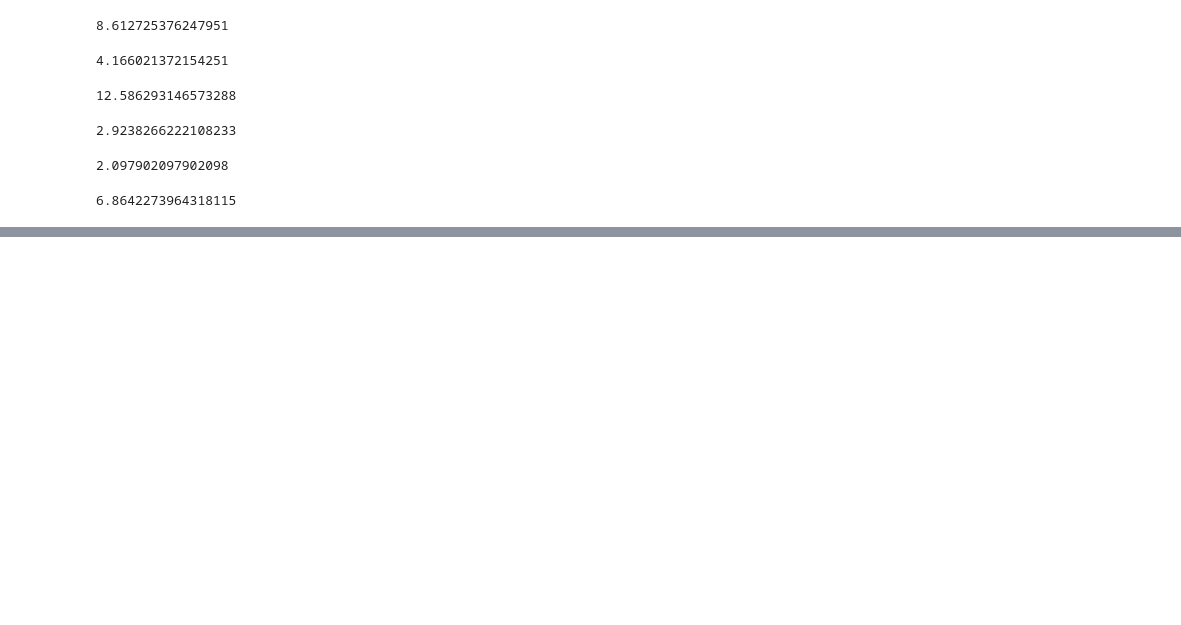
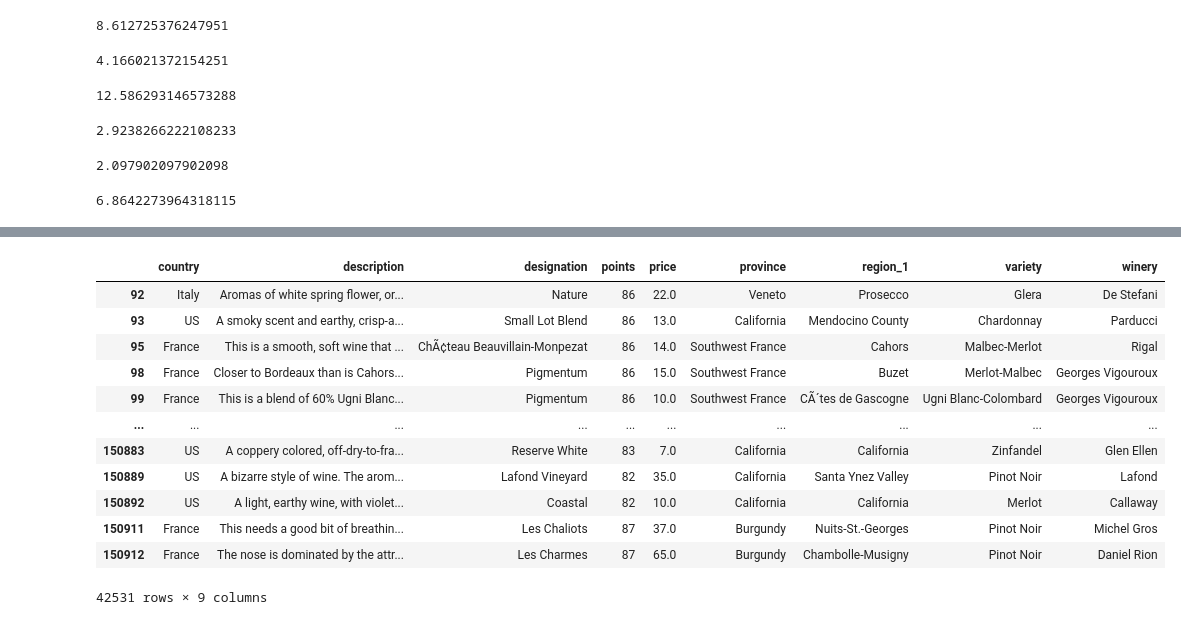
Before and after one commit to cjbeimfohr13/exploratory-data-analysis-wine, a Jupyter notebook: exploratory analysis wine.ipynb, the cells around one changed output, grey strips where cells are left out. Drawn from its saved outputs; the diff is of its cells as text; code cells hidden in the pictures; blank space fills up the shorter version.

```diff
--- a/exploratory analysis wine.ipynb
+++ b/exploratory analysis wine.ipynb
@@ -7,7 +8,7 @@ import numpy as np
 # %%
 #clean data
 wine_dataframe=pd.read_csv("Resources/wine_dataset.csv")
-wine_dataframe_clean=wine_dataframe.drop(["Unnamed: 0","region_2"], axis=1)
+wine_dataframe_clean=wine_dataframe.drop(["Unnamed: 0","region_2", "description"], axis=1)
 wine_dataframe_clean
 # %% [output]
 |  | country | description | designation | points | price | province | region_1 | variety | winery |
@@ -226,0 +252,18 @@ australia_percent
+# %%
+#wines with scores lower than 88 points
+less_than_average=clean_wine_data.loc[(clean_wine_data["points"]<=88)]
+less_than_average
+# %% [output]
+|  | country | description | designation | points | price | province | region_1 | variety | winery |
+| 92 | Italy | Aromas of white spring flower, or... | Nature | 86 | 22.0 | Veneto | Prosecco | Glera | De Stefani |
+| 93 | US | A smoky scent and earthy, crisp-a... | Small Lot Blend | 86 | 13.0 | California | Mendocino County | Chardonnay | Parducci |
+| 95 | France | This is a smooth, soft wine that ... | ChÃ¢teau Beauvillain-Monpezat | 86 | 14.0 | Southwest France | Cahors | Malbec-Merlot | Rigal |
+| 98 | France | Closer to Bordeaux than is Cahors... | Pigmentum | 86 | 15.0 | Southwest France | Buzet | Merlot-Malbec | Georges Vigouroux |
+| 99 | France | This is a blend of 60% Ugni Blanc... | Pigmentum | 86 | 10.0 | Southwest France | CÃ´tes de Gascogne | Ugni Blanc-Colombard | Georges Vigouroux |
+| ... | ... | ... | ... | ... | ... | ... | ... | ... | ... |
+| 150883 | US | A coppery colored, off-dry-to-fra... | Reserve White | 83 | 7.0 | California | California | Zinfandel | Glen Ellen |
+| 150889 | US | A bizarre style of wine. The arom... | Lafond Vineyard | 82 | 35.0 | California | Santa Ynez Valley | Pinot Noir | Lafond |
+| 150892 | US | A light, earthy wine, with violet... | Coastal | 82 | 10.0 | California | California | Merlot | Callaway |
+| 150911 | France | This needs a good bit of breathin... | Les Chaliots | 87 | 37.0 | Burgundy | Nuits-St.-Georges | Pinot Noir | Michel Gros |
+| 150912 | France | The nose is dominated by the attr... | Les Charmes | 87 | 65.0 | Burgundy | Chambolle-Musigny | Pinot Noir | Daniel Rion |
+42531 rows × 9 columns
```
Also changed, not shown: parts of 17 cells of this notebook.
